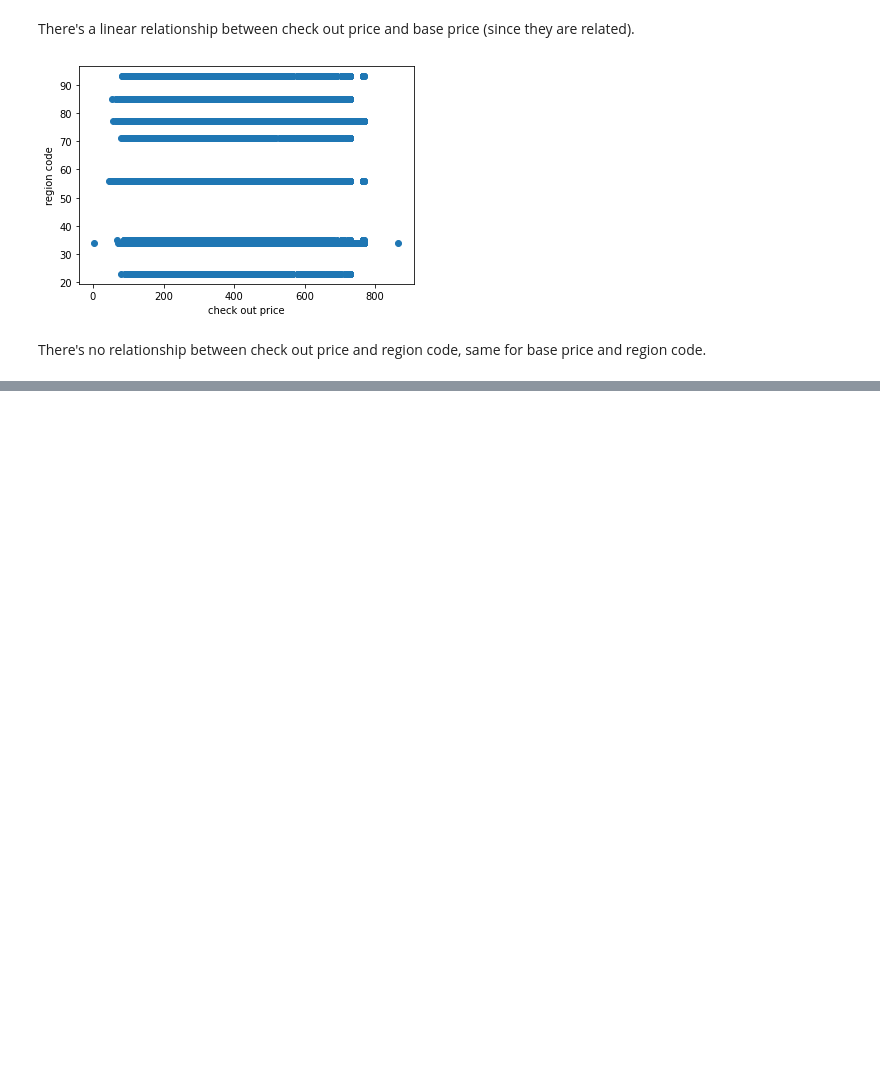
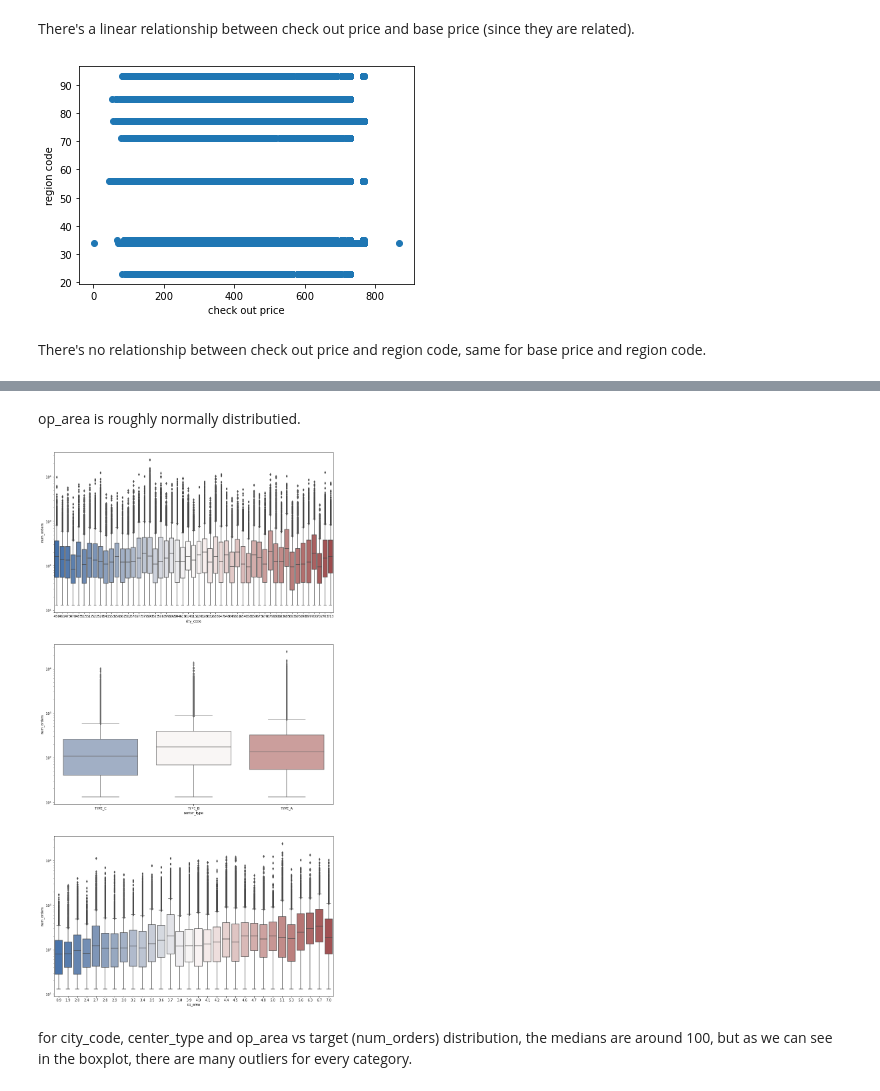
Before and after one commit to jihuali/aml-project, a Jupyter notebook: index.ipynb, the cells around one changed output, grey strips where cells are left out. Drawn from its saved outputs; the diff is of its cells as text; code cells hidden in the pictures; blank space fills up the shorter version.

```diff
--- a/index.ipynb
+++ b/index.ipynb
@@ -179,0 +228,12 @@ There's no relationship between check out price and region code, same for base p
+# %% [markdown]
+op_area is roughly normally distributied.
+# %%
+fig, ax = plt.subplots(3,1,figsize=(15,30))
+
+for var, subplot in zip(['city_code','center_type','op_area'],ax.flatten()):
+    subplot.set_yscale("log")
+    sns.boxplot(x=var, y=target, data=train_data, palette="vlag", ax=subplot)
+# %% [output]
+[figure, added]
+# %% [markdown]
+for city_code, center_type and op_area vs target (num_orders) distribution, the medians are around 100, but as we can see in the boxplot, there are many outliers for every category.
```
Also changed, not shown: parts of 10 cells of this notebook.
